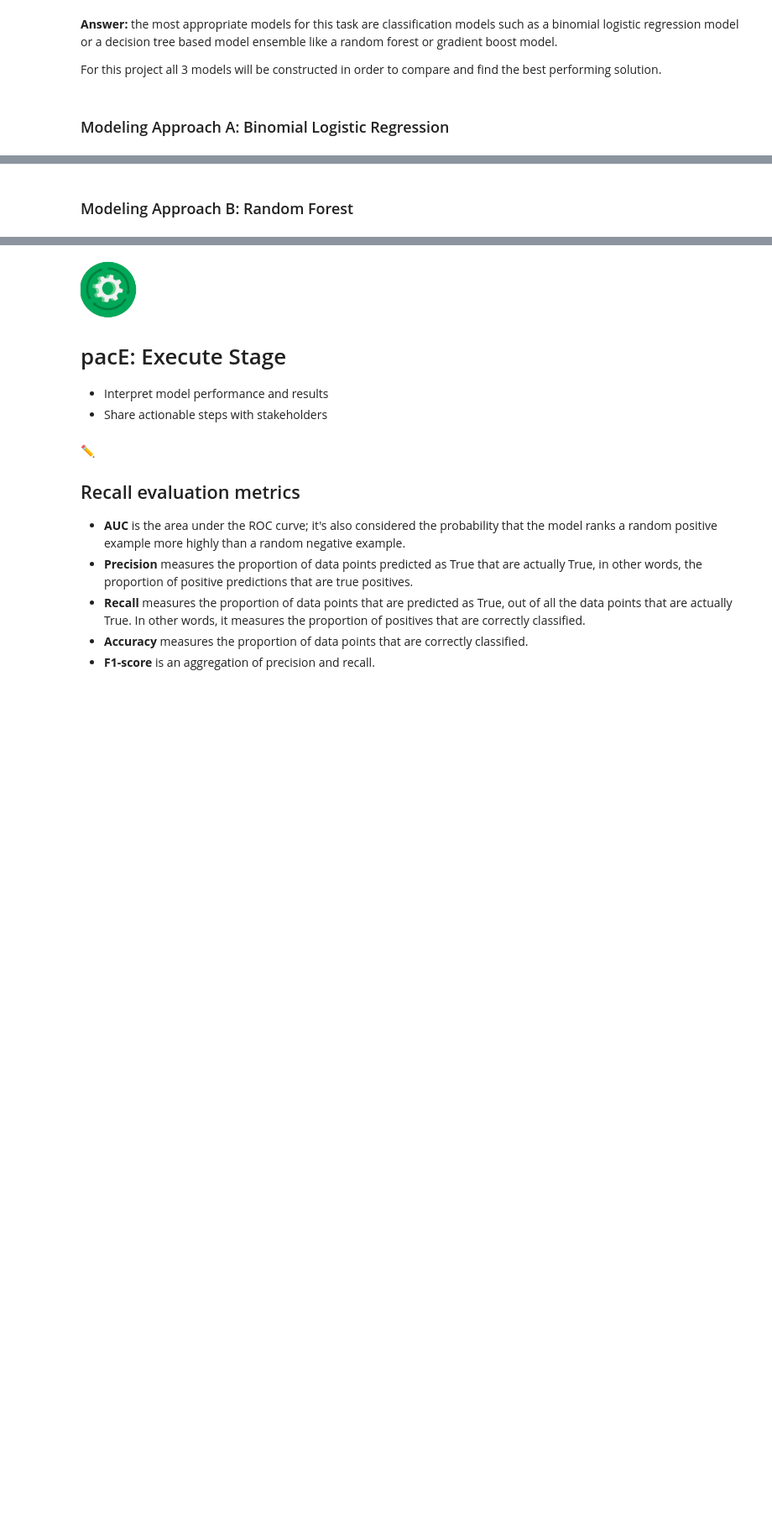
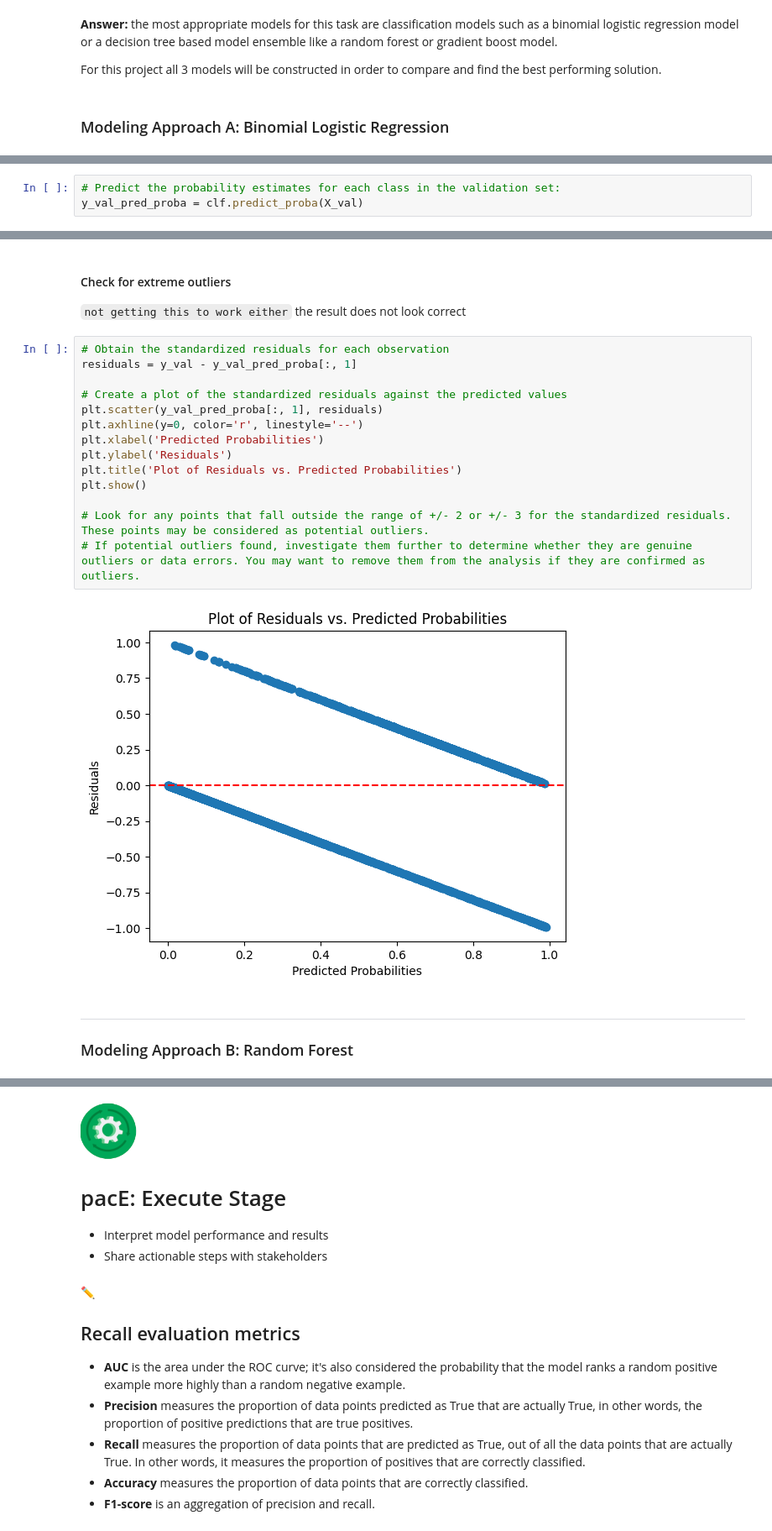
Before and after one commit to CoenMeintjes/predicting_employee_churn_salifort_motors, a Jupyter notebook: project_notebook.ipynb, the cells around one changed output, grey strips where cells are left out. Shown at 84% size. Cells and saved outputs as stored; diff of their text form; blank space fills up the shorter version.

```diff
--- a/project_notebook.ipynb
+++ b/project_notebook.ipynb
@@ -645,0 +844,3 @@ For this project all 3 models will be constructed in order to compare and find t
+# %%
+# Predict the probability estimates for each class in the validation set:
+y_val_pred_proba = clf.predict_proba(X_val)
@@ -646,3 +902,23 @@ For this project all 3 models will be constructed in order to compare and find t
+# %% [markdown]
+#### Check for extreme outliers
+`not getting this to work either` the result does not look correct
+# %%
+# Obtain the standardized residuals for each observation
+residuals = y_val - y_val_pred_proba[:, 1]
+
+# Create a plot of the standardized residuals against the predicted values
+plt.scatter(y_val_pred_proba[:, 1], residuals)
+plt.axhline(y=0, color='r', linestyle='--')
+plt.xlabel('Predicted Probabilities')
+plt.ylabel('Residuals')
+plt.title('Plot of Residuals vs. Predicted Probabilities')
+plt.show()
+
+# Look for any points that fall outside the range of +/- 2 or +/- 3 for the standardized residuals. These points may be considered as potential outliers.
+# If potential outliers found, investigate them further to determine whether they are genuine outliers or data errors. You may want to remove them from the analysis if they are confirmed as outliers.
+# %% [output]
+[figure, added]
 # %% [markdown]
+---
 ### Modeling Approach B: Random Forest
 # %% [markdown]
```
Also changed, not shown: parts of 34 cells of this notebook.
